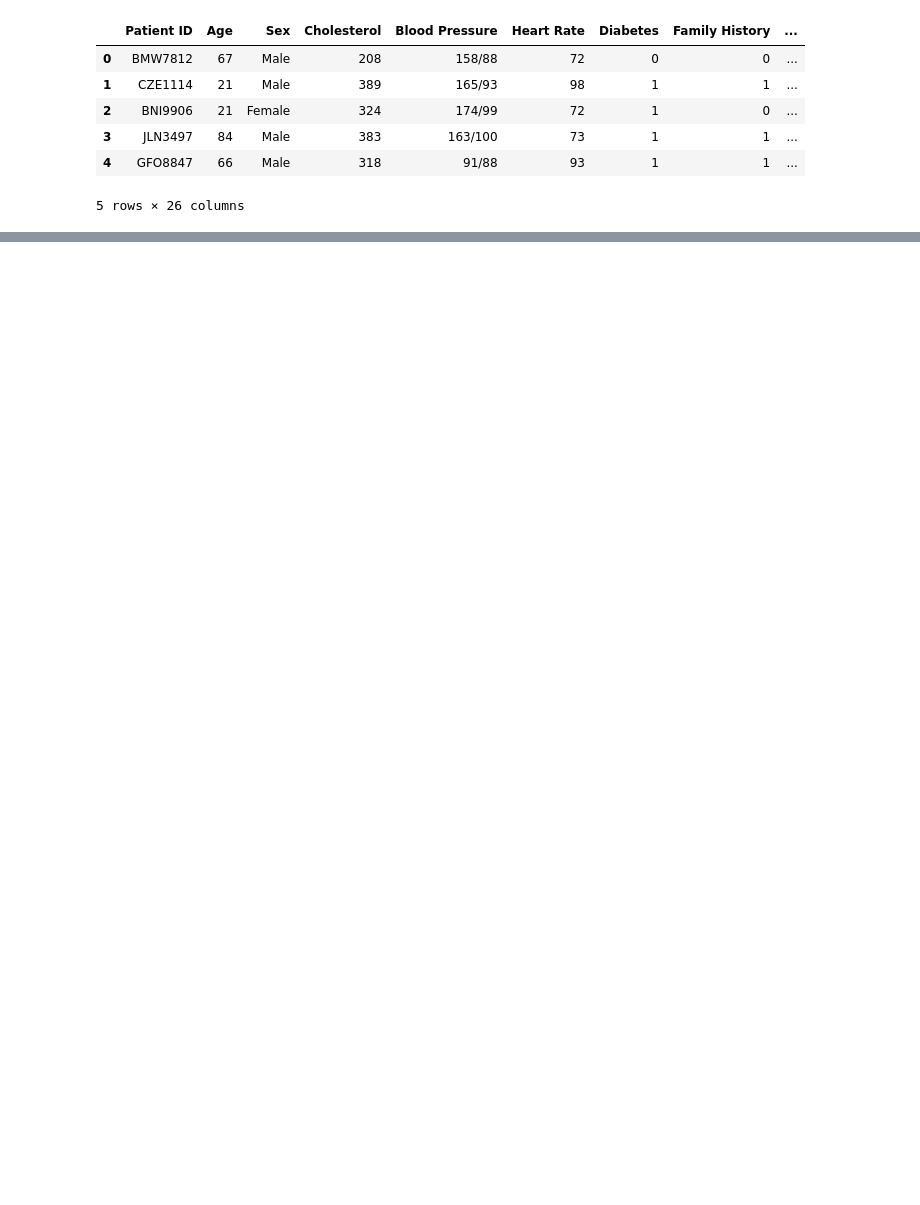
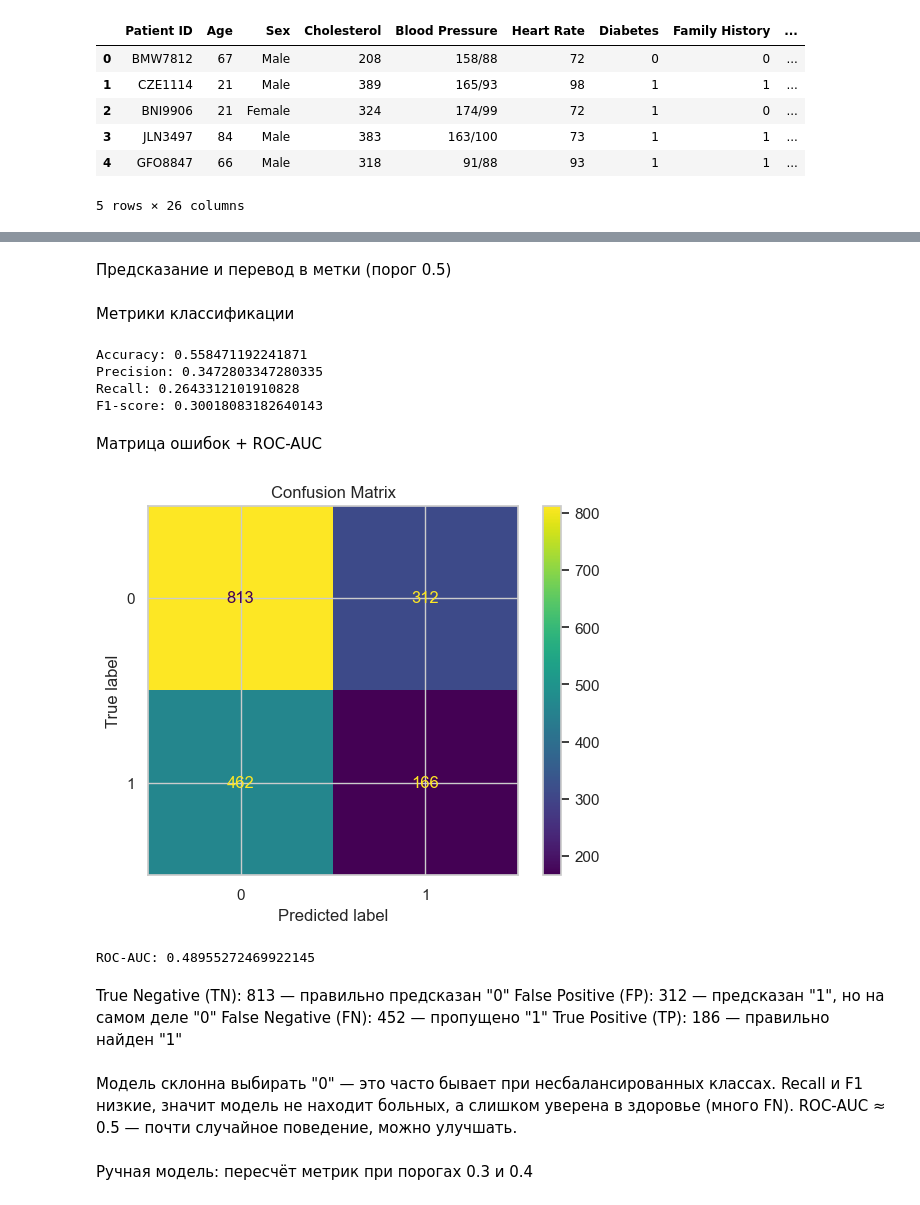
Before and after one commit to ilnazasaifutdinova/Logistic-Regression-AI_final, a Jupyter notebook: Logistic_Regression.ipynb, the cells around one changed output, grey strips where cells are left out. Saved outputs shown, nothing was run; the diff lists cells and outputs as text; code cells hidden in the pictures; blank space fills up the shorter version.

```diff
--- a/Logistic_Regression.ipynb
+++ b/Logistic_Regression.ipynb
@@ -13,0 +389,2 @@ df.head()
+# %%
+w_trained, b_trained, losses = train(X_train_scaled, y_train_np, learning_rate=0.1, epochs=1000)
@@ -13,0 +410,63 @@ df.head()
+# %%
+# Стандартизация X_test по тем же параметрам
+X_test_np = X_test.to_numpy()
+X_test_scaled = scaler.transform(X_test_np)
+
+# Преобразуем y_test в numpy
+y_test_np = y_test.to_numpy().reshape(-1, 1)
+# %% [markdown]
+Предсказание и перевод в метки (порог 0.5)
+# %%
+# Предсказанные вероятности
+y_test_proba = predict_proba(X_test_scaled, w_trained, b_trained)
+
+# Перевод в метки
+y_test_pred = (y_test_proba >= 0.5).astype(int)
+# %% [markdown]
+Метрики классификации
+# %%
+from sklearn.metrics import accuracy_score, precision_score, recall_score, f1_score
+
+# Плоские массивы
+y_true = y_test_np.flatten()
+y_pred = y_test_pred.flatten()
+
+# Метрики
+print("Accuracy:", accuracy_score(y_true, y_pred))
+print("Precision:", precision_score(y_true, y_pred))
+print("Recall:", recall_score(y_true, y_pred))
+print("F1-score:", f1_score(y_true, y_pred))
+# %% [output]
+Accuracy: 0.558471192241871
+Precision: 0.3472803347280335
+Recall: 0.2643312101910828
+F1-score: 0.30018083182640143
+# %% [markdown]
+Матрица ошибок + ROC-AUC
+# %%
+from sklearn.metrics import confusion_matrix, roc_auc_score, ConfusionMatrixDisplay
+import matplotlib.pyplot as plt
+
+# Матрица ошибок
+cm = confusion_matrix(y_true, y_pred)
+disp = ConfusionMatrixDisplay(confusion_matrix=cm)
+disp.plot()
+plt.title("Confusion Matrix")
+plt.show()
+
+# ROC-AUC
+print("ROC-AUC:", roc_auc_score(y_true, y_test_proba))
+# %% [output]
+[figure, added]
+ROC-AUC: 0.48955272469922145
+# %% [markdown]
+True Negative (TN): 813 — правильно предсказан "0"
+False Positive (FP): 312 — предсказан "1", но на самом деле "0"
+False Negative (FN): 452 — пропущено "1"
+True Positive (TP): 186 — правильно найден "1"
+# %% [markdown]
+Модель склонна выбирать "0" — это часто бывает при несбалансированных классах.
+Recall и F1 низкие, значит модель не находит больных, а слишком уверена в здоровье (много FN).
+ROC-AUC ≈ 0.5 — почти случайное поведение, можно улучшать.
+# %% [markdown]
+Ручная модель: пересчёт метрик при порогах 0.3 и 0.4
```
Also changed, not shown: parts of 48 cells of this notebook, 1 other file.
